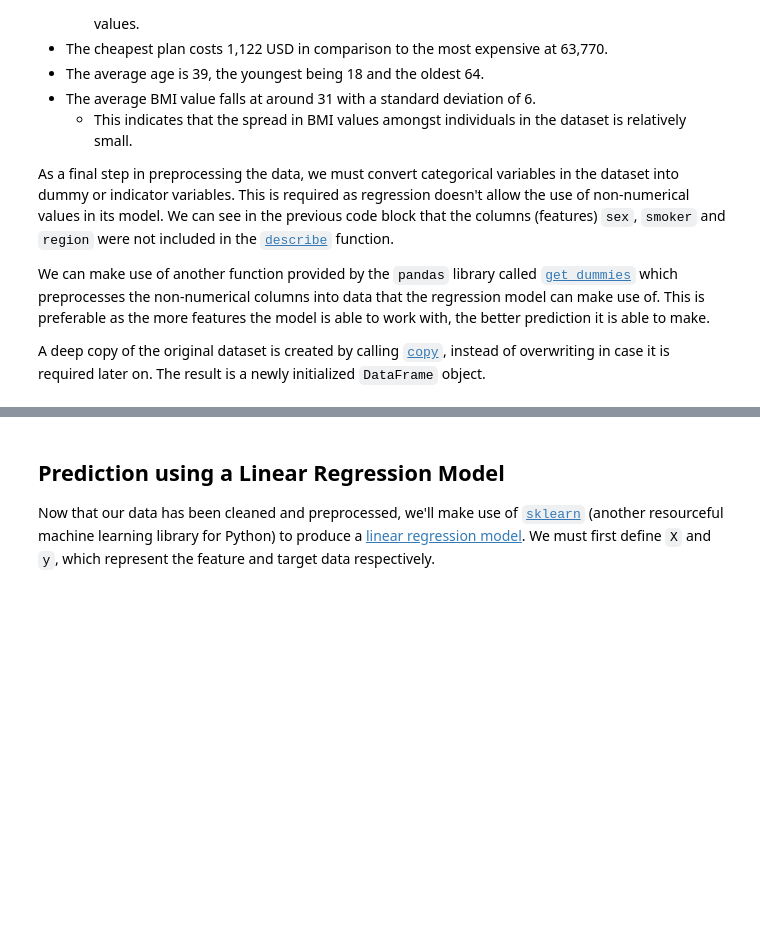
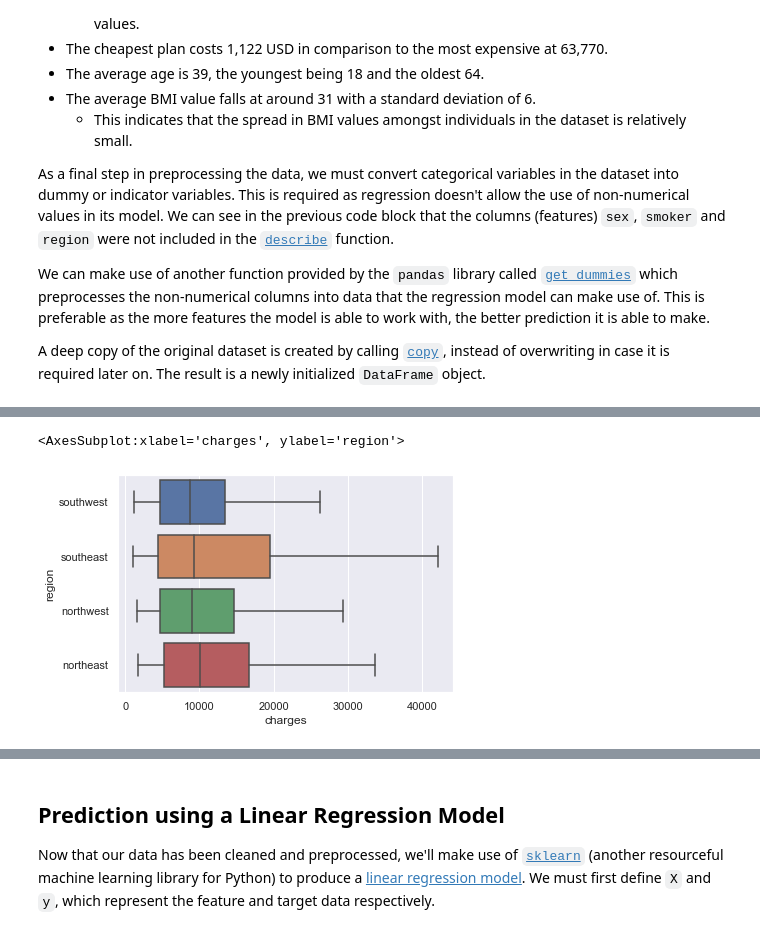
Before and after one commit to m1younis/CoreAI, a Jupyter notebook: src/main.ipynb, the cells around one changed output, grey strips where cells are left out. Cells and saved outputs as stored; diff of their text form; code cells hidden in the pictures; blank space fills up the shorter version.

```diff
--- a/src/main.ipynb
+++ b/src/main.ipynb
@@ -112,0 +147,6 @@ df_proc.head()
+# %%
+sns.boxplot(data=df, x="charges", y="region", showfliers = False)
+# Show a boxplot of distribution of charges over each region, without outliers
+# %% [output]
+<AxesSubplot:xlabel='charges', ylabel='region'>
+[figure, added]
```
Also changed, not shown: parts of 12 cells of this notebook.
